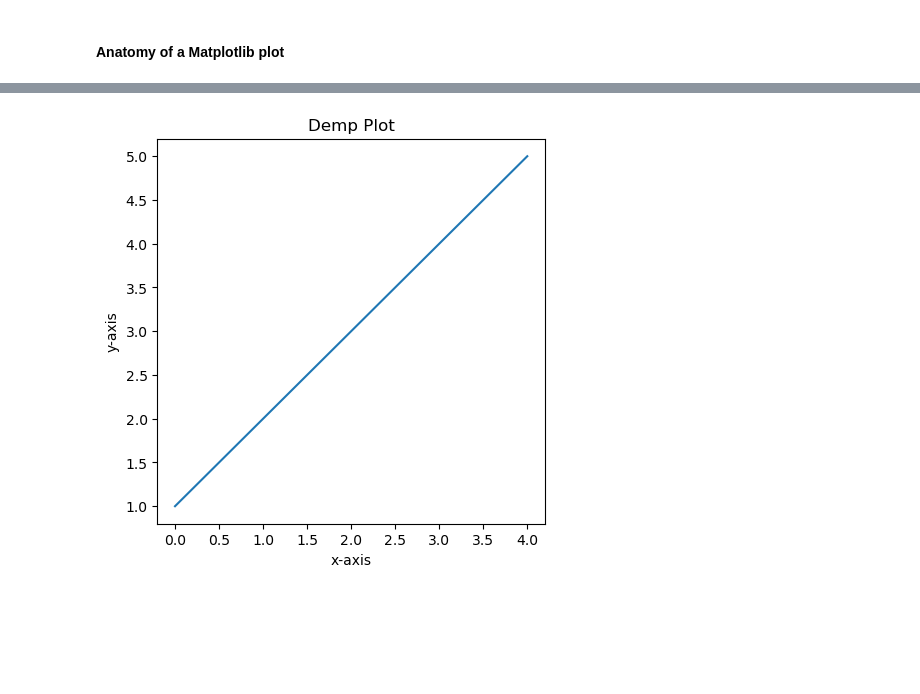
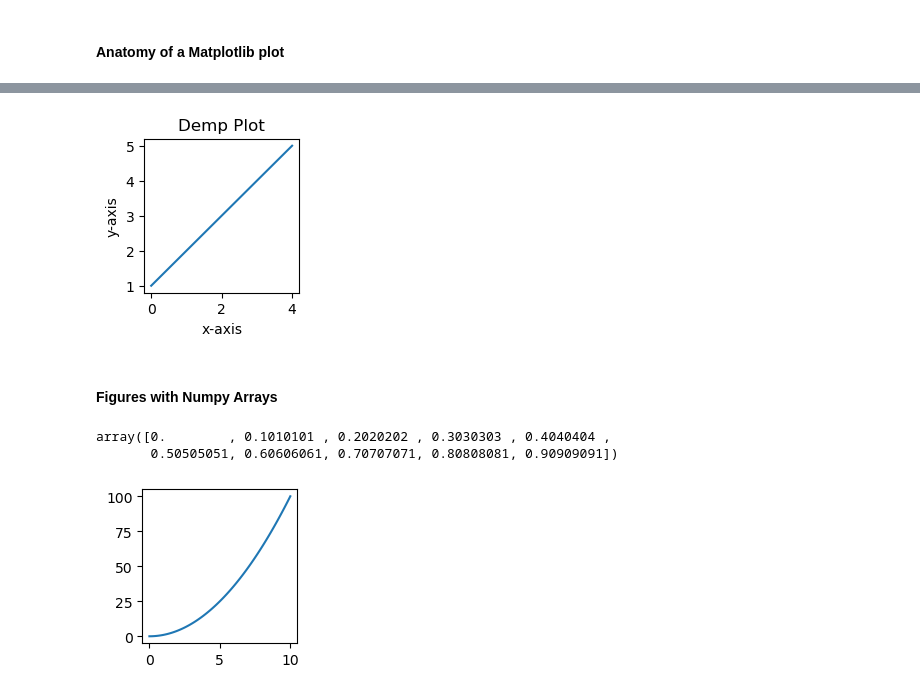
Before and after one commit to nikhilyadav-git/da-car-sales, a Jupyter notebook: matplotlib.ipynb, the cells around one changed output, grey strips where cells are left out. Cells and saved outputs as stored; diff of their text form; code cells hidden in the pictures; blank space fills up the shorter version.

```diff
--- a/matplotlib.ipynb
+++ b/matplotlib.ipynb
@@ -63,25 +63,40 @@ type(fig), type(ax)
 # %%
 # anatony
 # step 1 - import matplotlib
 import matplotlib.pyplot as plt
 
 # step 2 - prepare data
 x = [0,2,4]
 y = [1,3,5]
 
 # step 3 - setup plot - create figure(canvas) and axes(subplot)
-fig, ax = plt.subplots(figsize=(5,5))
+fig, ax = plt.subplots(figsize=(2,2)) # width,height
 
 # step 4 - plot data
 ax.plot(x, y)
 
 # step 5 - customize plot
 ax.set(title='Demp Plot',
        xlabel='x-axis',
        ylabel='y-axis')
 
 # step 6 - save/show
-# fig.save('../image/demo.png')
+# fig.save('image/demo.png')
 plt.show()
 # %% [output]
-[figure, old version]
+[figure, new version]
+# %% [markdown]
+#### Figures with Numpy Arrays
+# %%
+x = np.linspace(0,10,100)
+x[:10]
+# %% [output]
+array([0.        , 0.1010101 , 0.2020202 , 0.3030303 , 0.4040404 ,
+       0.50505051, 0.60606061, 0.70707071, 0.80808081, 0.90909091])
+# %%
+# line plot
+fig,ax = plt.subplots(figsize=(2,2))
+ax.plot(x,x**2)
+plt.show()
+# %% [output]
+[figure, added]
```
Also changed, not shown: parts of 13 cells of this notebook.
